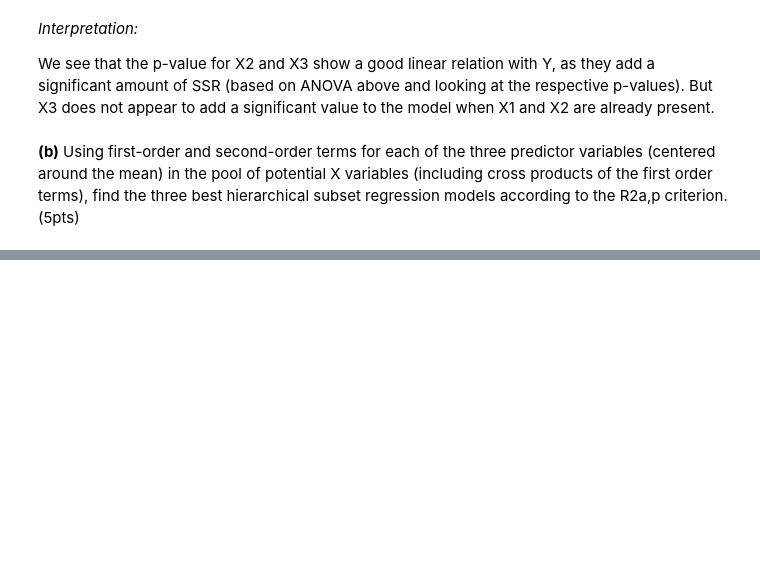
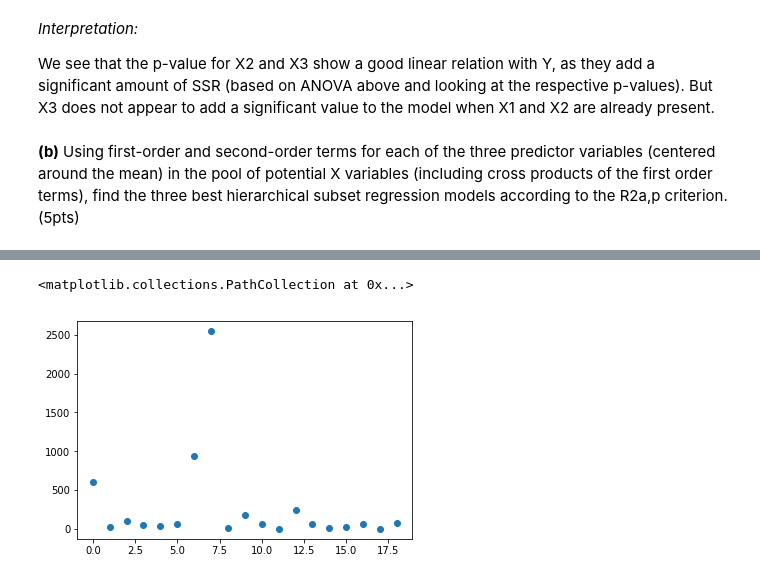
Before and after one commit to srk-apts/CS-E-106, a Jupyter notebook: Homework/HW7/hw7_python.ipynb, the cells around one changed output, grey strips where cells are left out. Saved outputs shown, nothing was run; the diff lists cells and outputs as text; code cells hidden in the pictures; blank space fills up the shorter version.

```diff
--- a/Homework/HW7/hw7_python.ipynb
+++ b/Homework/HW7/hw7_python.ipynb
@@ -391,0 +528,3 @@ SyntaxError: invalid syntax (<ipython-input-67-a91ca672ceaf>, line 2)
+# %%
+lm_lung_3b7 = ols("Y~x1+x2+x1x2", data=df_3).fit()
+lm_lung_3b7.summary2()
@@ -391,0 +586,5 @@ SyntaxError: invalid syntax (<ipython-input-67-a91ca672ceaf>, line 2)
+# %%
+display(OLSInfluence(lm_lung_3b7).ess_press)
+
+residuals_press_squared = OLSInfluence(lm_lung_3b7).resid_press**2
+display(residuals_press_squared)
@@ -391,0 +598,5 @@ SyntaxError: invalid syntax (<ipython-input-67-a91ca672ceaf>, line 2)
+# %%
+plt.scatter(range(len(residuals_press_squared)),residuals_press_squared)
+# %% [output]
+<matplotlib.collections.PathCollection at 0x...>
+[figure, added]
```
Also changed, not shown: parts of 33 cells of this notebook.
